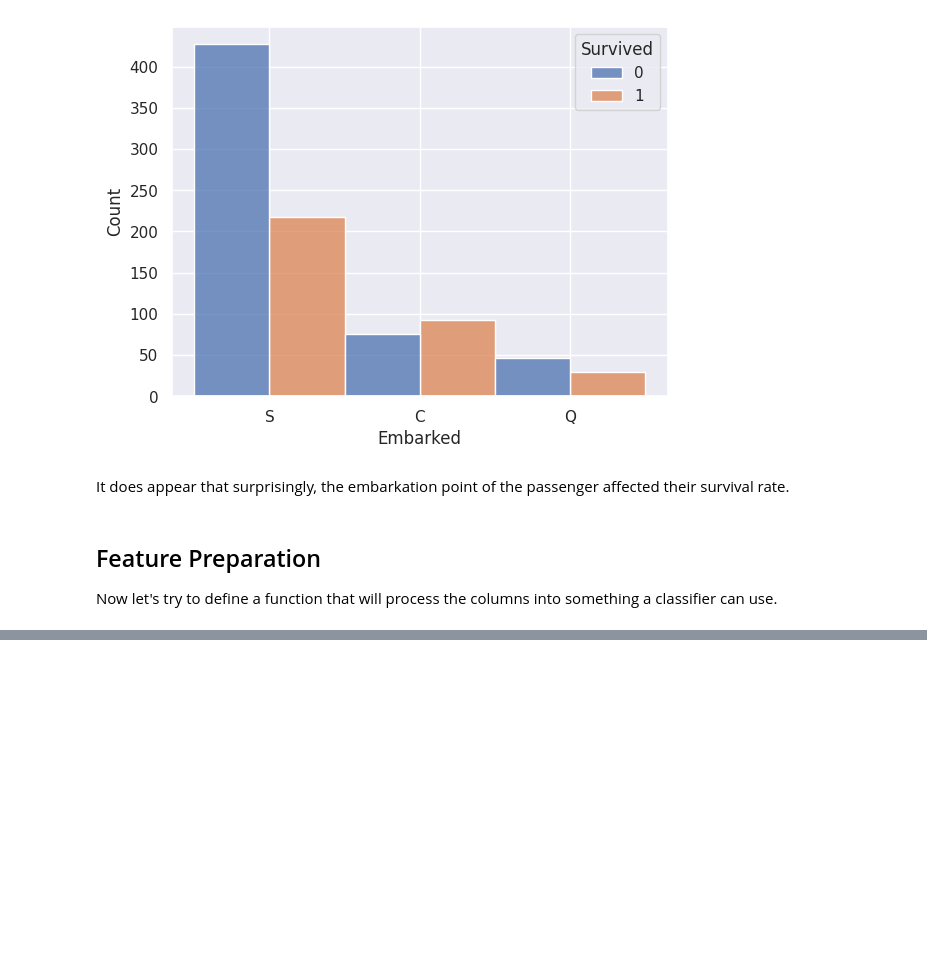
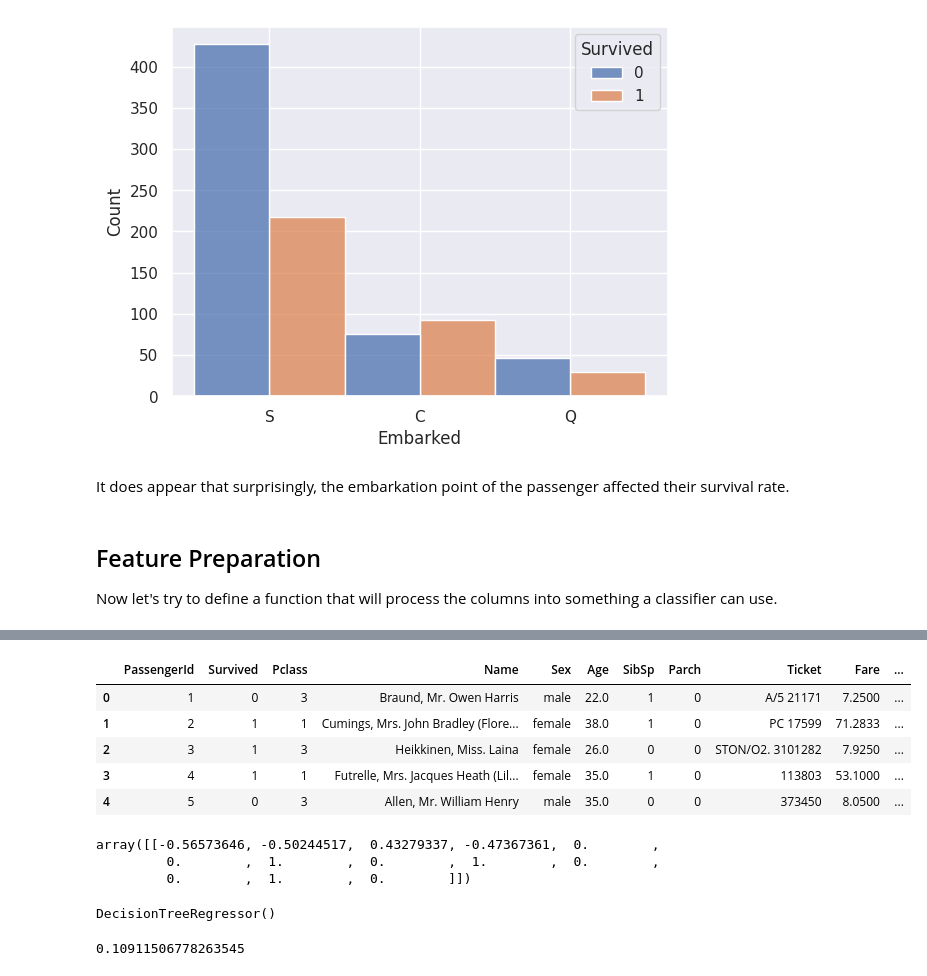
Before and after one commit to asuratos/kaggle, a Jupyter notebook: titanic-attempt.ipynb, the cells around one changed output, grey strips where cells are left out. Saved outputs shown, nothing was run; the diff lists cells and outputs as text; code cells hidden in the pictures; blank space fills up the shorter version.

```diff
--- a/titanic-attempt.ipynb
+++ b/titanic-attempt.ipynb
@@ -253,6 +239,64 @@ clf = RandomForestClassifier()
 clf.fit(train_features.drop(columns = ['Survived']), train_features['Survived'])
 predictions = clf.predict(test_features)
 # This classifier ended up with a score of 6.7, only a little better than before
+# %%
+train_data.head()
+# %% [output]
+|  | PassengerId | Survived | Pclass | Name | Sex | Age | SibSp | Parch | Ticket | Fare | ... |
+| 0 | 1 | 0 | 3 | Braund, Mr. Owen Harris | male | 22.0 | 1 | 0 | A/5 21171 | 7.2500 | ... |
+| 1 | 2 | 1 | 1 | Cumings, Mrs. John Bradley (Flore... | female | 38.0 | 1 | 0 | PC 17599 | 71.2833 | ... |
+| 2 | 3 | 1 | 3 | Heikkinen, Miss. Laina | female | 26.0 | 0 | 0 | STON/O2. 3101282 | 7.9250 | ... |
+| 3 | 4 | 1 | 1 | Futrelle, Mrs. Jacques Heath (Lil... | female | 35.0 | 1 | 0 | 113803 | 53.1000 | ... |
+| 4 | 5 | 0 | 3 | Allen, Mr. William Henry | male | 35.0 | 0 | 0 | 373450 | 8.0500 | ... |
+# %%
+# Okay let's try again, but with scikit preprocessing
+# Reference: Hands On Machine Learning with Scikit-Learn, Keras, and TensorFlow Ch. 2
+from sklearn.pipeline import Pipeline
+from sklearn.impute import SimpleImputer
+from sklearn.preprocessing import StandardScaler, OneHotEncoder
+from sklearn.compose import ColumnTransformer
+
+train_labels = train_data['Survived'].copy()
+
+num_attributes = ['Age', 'Fare', 'SibSp', 'Parch']
+cat_attributes = ['Pclass', 'Sex', 'Embarked']
+
+# Numerical attributes are first passed through an imputer to fix missing values
+# Then put through standardization
+num_pipeline = Pipeline([
+    ('imputer', SimpleImputer(strategy = 'median')),
+    ('std_scaler', StandardScaler())
+])
+
+# the categorical attributes go straight through a one hot encoder
+cat_pipeline = OneHotEncoder()
+
+full_pipeline = ColumnTransformer([
+    ('num', num_pipeline, num_attributes),
+    ('cat', cat_pipeline, cat_attributes)
+])
+
+train_prepared = full_pipeline.fit_transform(train_data)
+train_prepared[:1]
+# %% [output]
+array([[-0.56573646, -0.50244517,  0.43279337, -0.47367361,  0.        ,
+         0.        ,  1.        ,  0.        ,  1.        ,  0.        ,
+         0.        ,  1.        ,  0.        ]])
+# %%
+from sklearn.tree import DecisionTreeRegressor
+
+tree = DecisionTreeRegressor()
+tree.fit(train_prepared, train_labels)
+# %% [output]
+DecisionTreeRegressor()
+# %%
+from sklearn.metrics import mean_squared_error
+
+tree_predictions = tree.predict(train_prepared)
+tree_mse = mean_squared_error(train_labels, tree_predictions)
+np.sqrt(tree_mse)
+# %% [output]
+0.10911506778263545
 # %%
 submission = pd.DataFrame({
     'PassengerId': test_data['PassengerId'],
```
Also changed, not shown: parts of 2 cells of this notebook.
